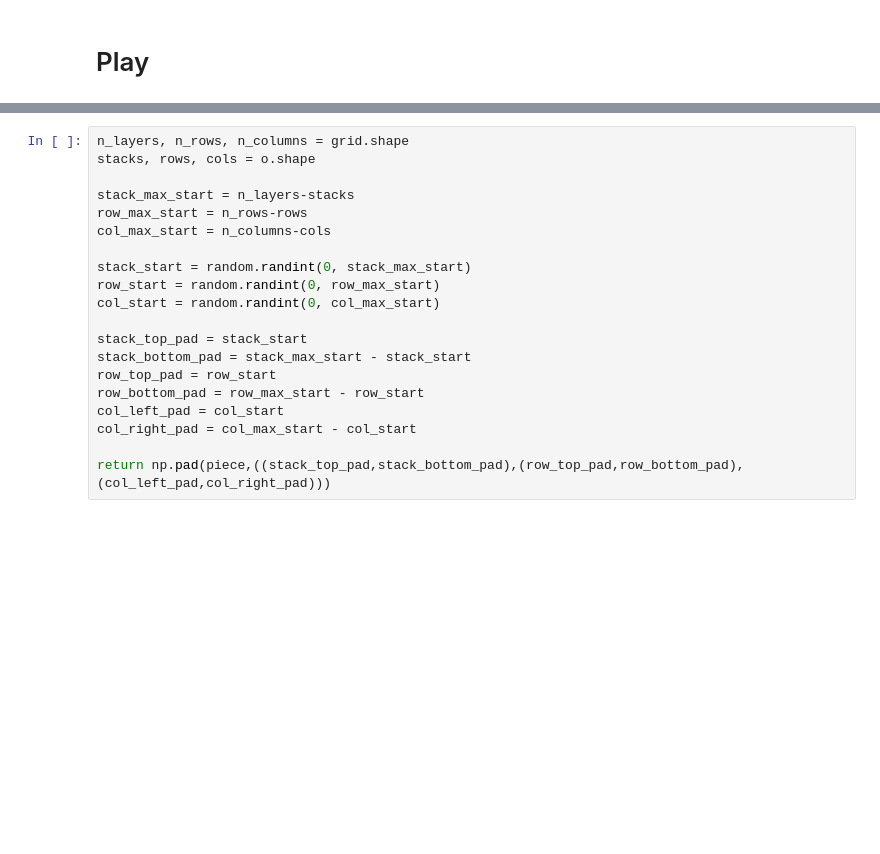
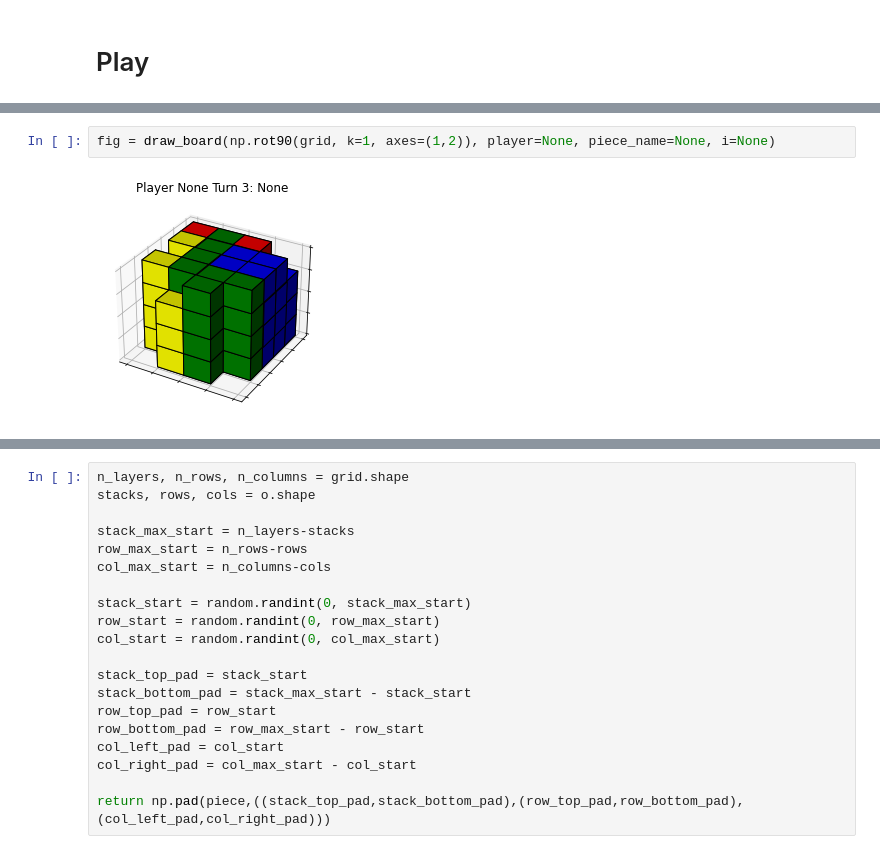
Before and after one commit to shawnriemer/Rumis-Bot, a Jupyter notebook: Rumis Simulation 3D.ipynb, the cells around one changed output, grey strips where cells are left out. Drawn from its saved outputs; the diff is of its cells as text; blank space fills up the shorter version.

```diff
--- a/Rumis Simulation 3D.ipynb
+++ b/Rumis Simulation 3D.ipynb
@@ -352,0 +396,4 @@ Turn 20, Player 1
+# %%
+fig = draw_board(np.rot90(grid, k=1, axes=(1,2)), player=None, piece_name=None, i=None)
+# %% [output]
+[figure, added]
```
Also changed, not shown: parts of 20 cells of this notebook.
